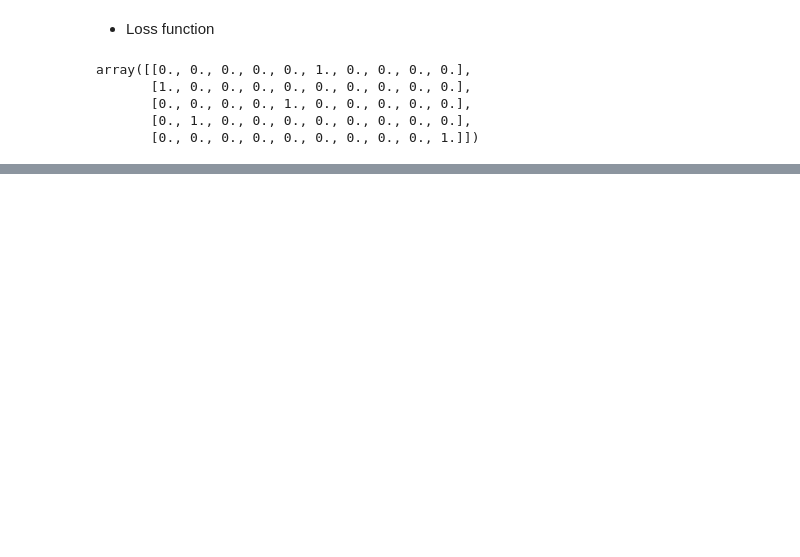
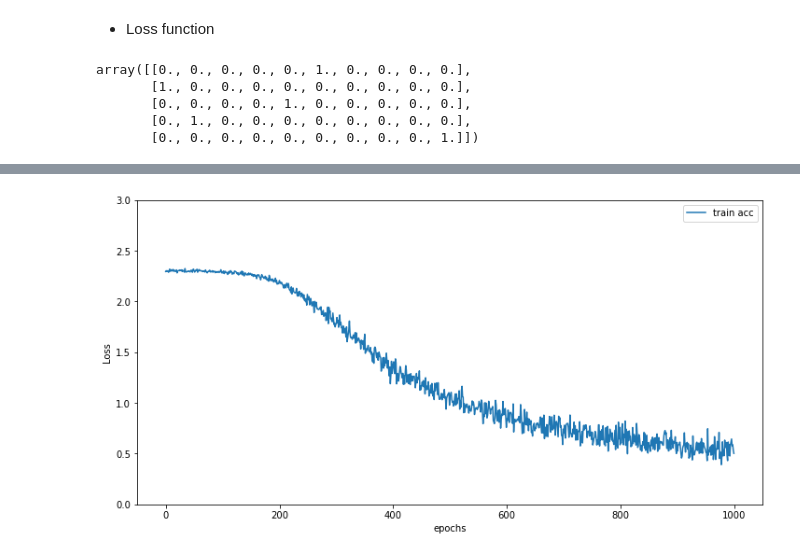
Before and after one commit to Ki8888/first-repository, a Jupyter notebook: F-NODE23.ipynb, the cells around one changed output, grey strips where cells are left out. Drawn from its saved outputs; the diff is of its cells as text; code cells hidden in the pictures; blank space fills up the shorter version.

```diff
--- a/F-NODE23.ipynb
+++ b/F-NODE23.ipynb
@@ -227,0 +506,11 @@ Loss
+# %%
+# Loss 그래프 그리기
+x = np.arange(len(train_loss_list))
+plt.plot(x, train_loss_list, label='train acc')
+plt.xlabel("epochs")
+plt.ylabel("Loss")
+plt.ylim(0, 3.0)
+plt.legend(loc='best')
+plt.show()
+# %% [output]
+[figure, added]
```
Also changed, not shown: parts of 31 cells of this notebook.
